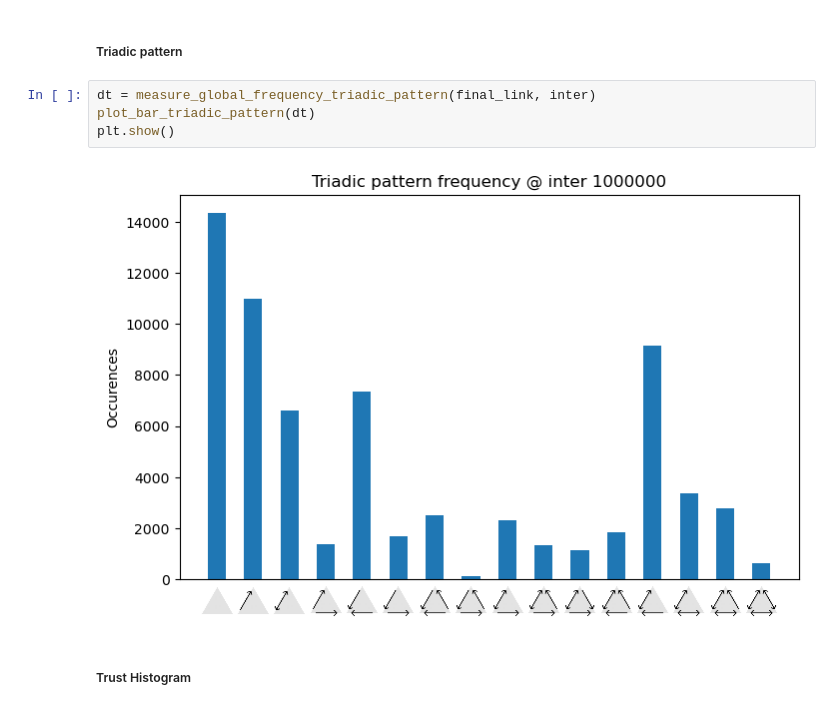
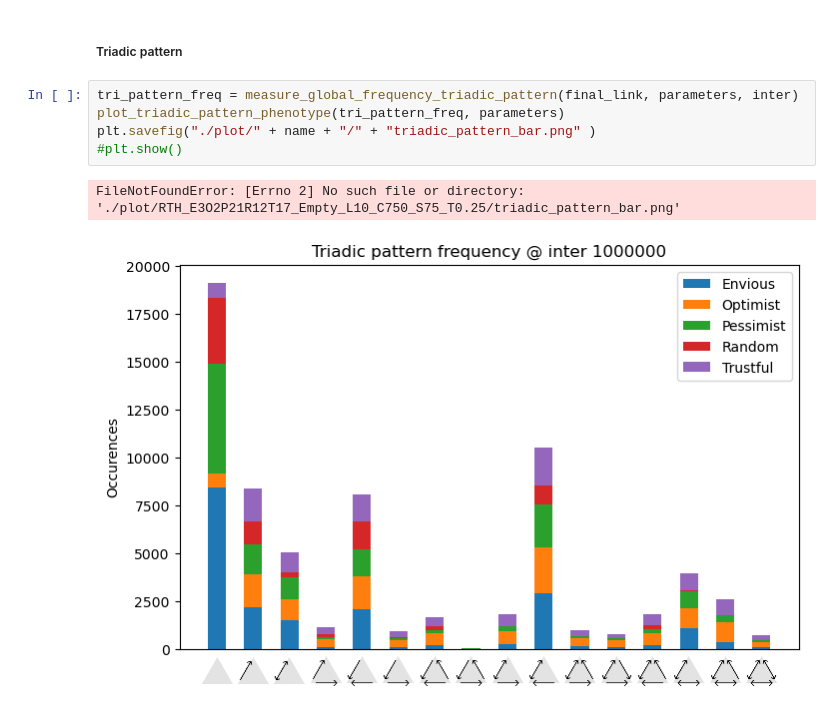
Before and after one commit to yuxuama/cooperation_emergence, a Jupyter notebook: notebooks/one_stack_analysis.ipynb, the cells around one changed output. Saved outputs shown, nothing was run; the diff lists cells and outputs as text.

```diff
--- a/notebooks/one_stack_analysis.ipynb
+++ b/notebooks/one_stack_analysis.ipynb
@@ -210,10 +233,10 @@ plt.show()
 # %% [markdown]
 ##### Triadic pattern
 # %%
-dt = measure_global_frequency_triadic_pattern(final_link, inter)
-plot_bar_triadic_pattern(dt)
-plt.show()
+tri_pattern_freq = measure_global_frequency_triadic_pattern(final_link, parameters, inter)
+plot_triadic_pattern_phenotype(tri_pattern_freq, parameters)
+plt.savefig("./plot/" + name + "/" + "triadic_pattern_bar.png" )
+#plt.show()
 # %% [output]
+FileNotFoundError: [Errno 2] No such file or directory: './plot/RTH_E3O2P21R12T17_Empty_L10_C750_S75_T0.25/triadic_pattern_bar.png'
-[figure, old version]
+[figure, new version]
-# %% [markdown]
-##### Trust Histogram
```
Also changed, not shown: parts of 20 cells of this notebook, 7 other files.
